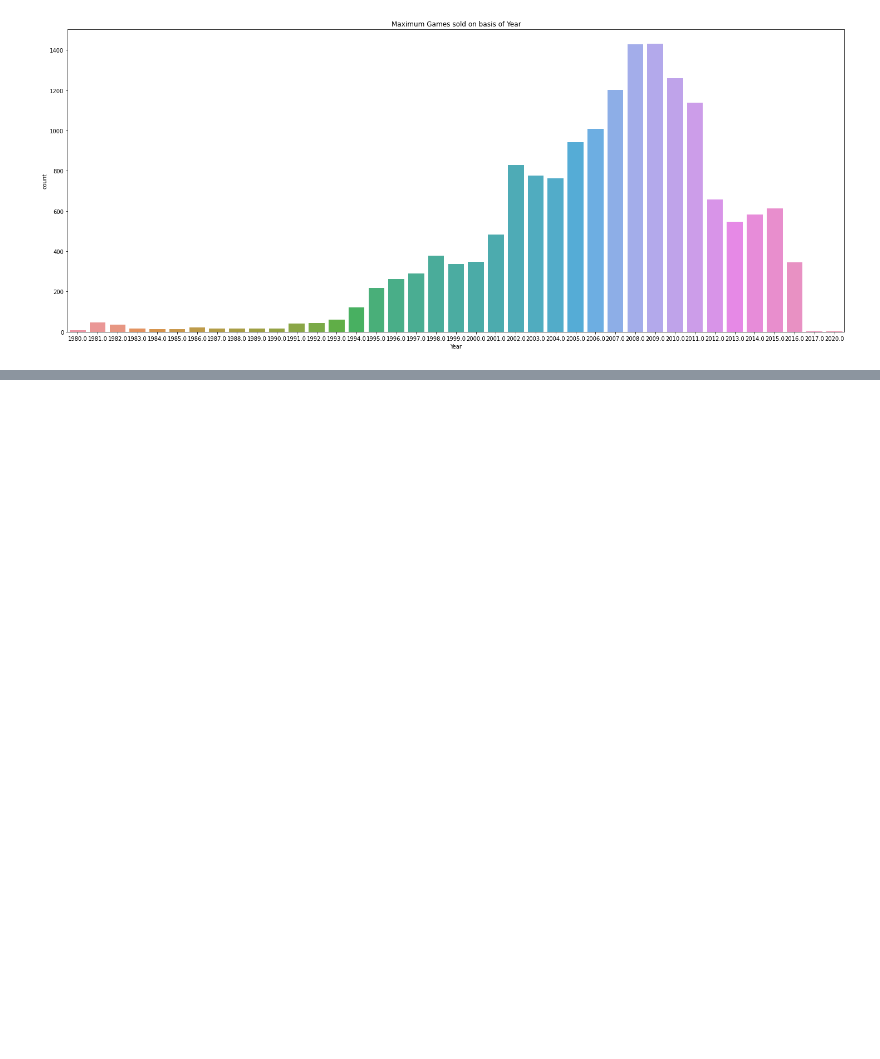
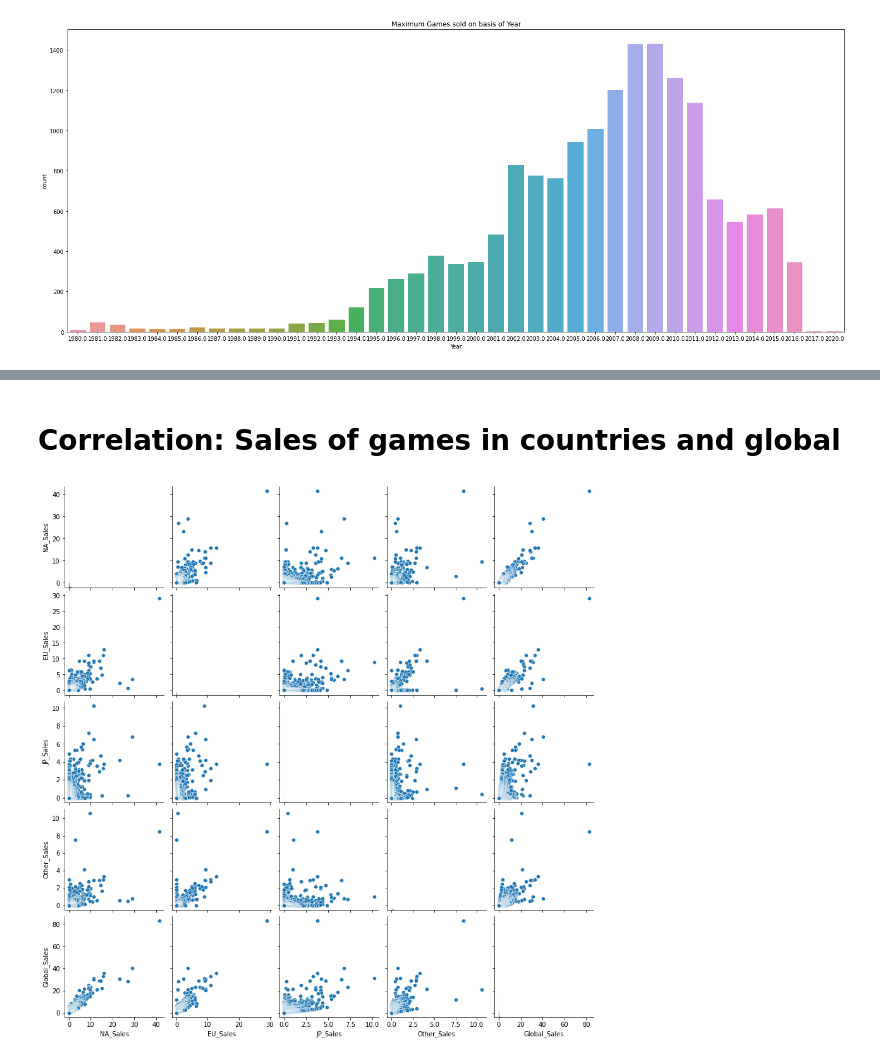
Before and after one commit to Milind-cod3-base/EDA_VideoGames, a Jupyter notebook: games_eda.ipynb, the cells around one changed output, grey strips where cells are left out. Cells and saved outputs as stored; diff of their text form; code cells hidden in the pictures; blank space fills up the shorter version.

Commit message:
Correlation done with conclusion

```diff
--- a/games_eda.ipynb
+++ b/games_eda.ipynb
@@ -195,0 +235,10 @@ Pass the following variable as a keyword arg: x. From version 0.12, the only val
+# %% [markdown]
+# Correlation: Sales of games in countries and global
+# %%
+#using seaborn for this purpose
+
+
+sns.pairplot(vgame_df.loc[0:,['NA_Sales','EU_Sales','JP_Sales','Other_Sales','Global_Sales']])
+plt.show()
+# %% [output]
+[figure, added]
```
Also changed, not shown: parts of 3 cells of this notebook.
